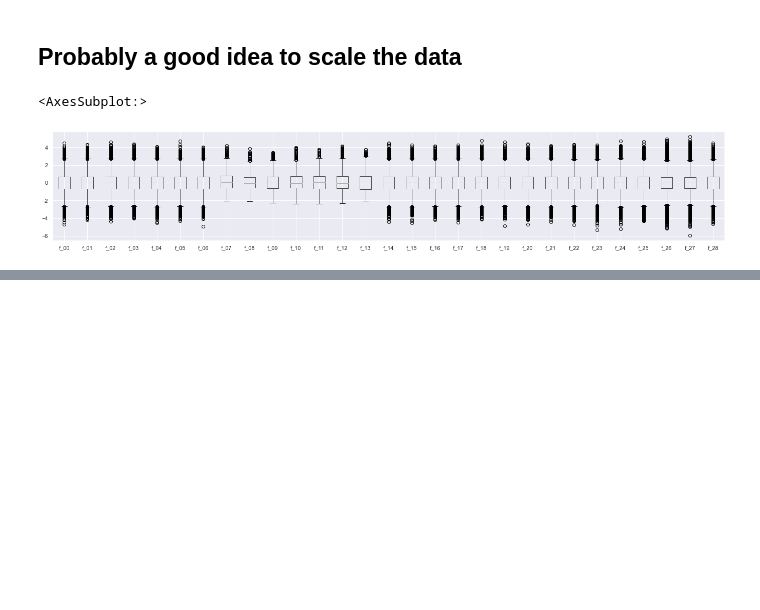
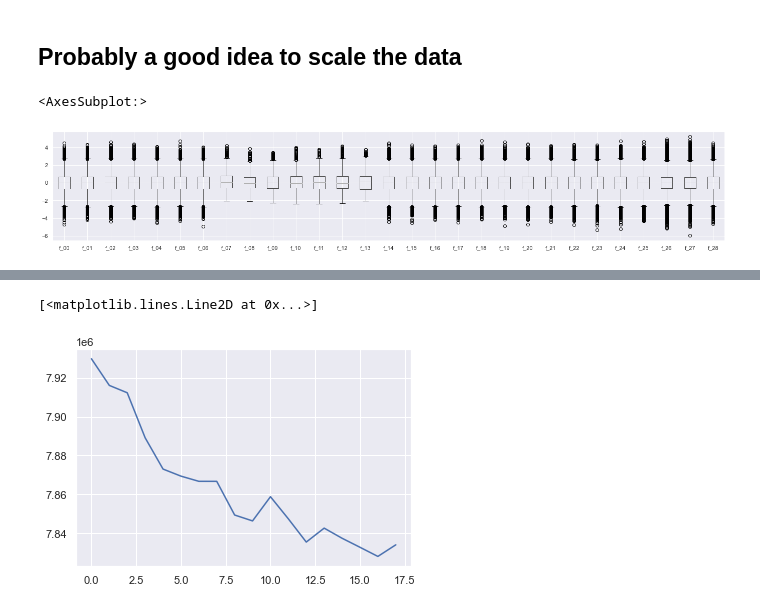
Before and after one commit to yurit04/Kaggle, a Jupyter notebook: tabular-playground-series/tabular-playground-series-jul-2022/tabular-playground-series-jul-2022.ipynb, the cells around one changed output, grey strips where cells are left out. Saved outputs shown, nothing was run; the diff lists cells and outputs as text; code cells hidden in the pictures; blank space fills up the shorter version.

```diff
--- a/tabular-playground-series/tabular-playground-series-jul-2022/tabular-playground-series-jul-2022.ipynb
+++ b/tabular-playground-series/tabular-playground-series-jul-2022/tabular-playground-series-jul-2022.ipynb
@@ -150,0 +200,5 @@ plt.plot(Epsilon,sil_scores)
+# %%
+plt.plot(bic)
+# %% [output]
+[<matplotlib.lines.Line2D at 0x...>]
+[figure, added]
```
Also changed, not shown: parts of 45 cells of this notebook, 5 other files.
